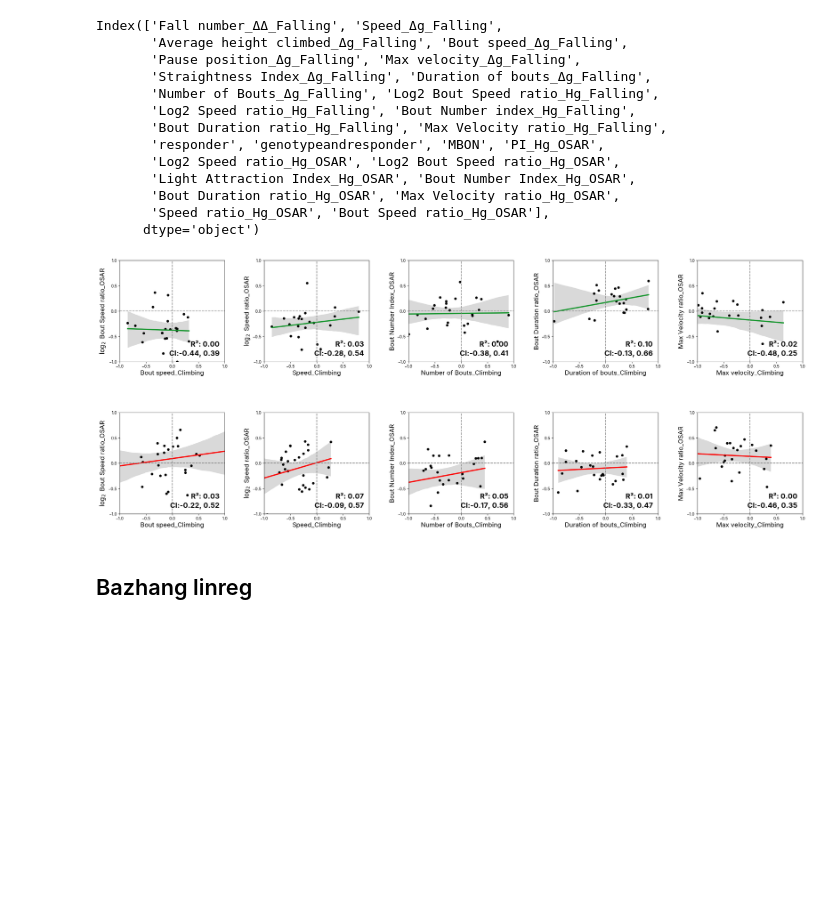
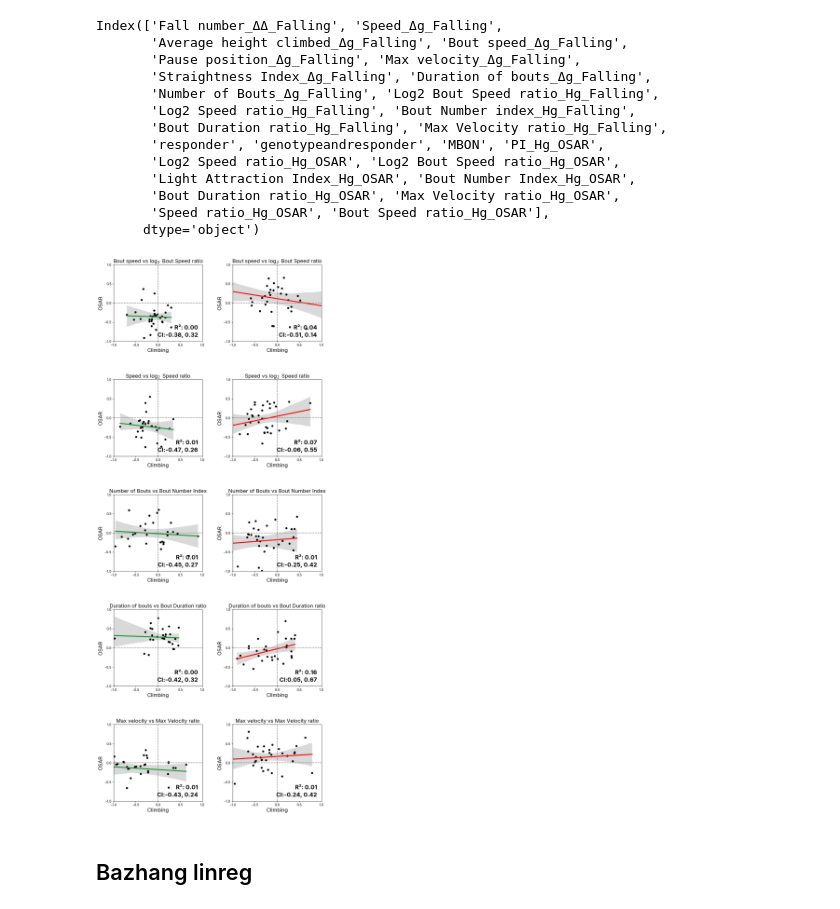
Before and after one commit to lnicole08/OSAR-Nicole-version, a Jupyter notebook: Falling-OSAR Linreg.ipynb, the cells around one changed output. Drawn from its saved outputs; the diff is of its cells as text; code cells hidden in the pictures; blank space fills up the shorter version.

```diff
--- a/Falling-OSAR Linreg.ipynb
+++ b/Falling-OSAR Linreg.ipynb
@@ -46,7 +44,7 @@ officecomp = "C:\\Users\\Star\\"
 labcomp = "C:\\Users\\User\\"
 computer2 = "C:\\Users\\lnico\\"
 homecomp = "D:\\"
-specifiedpath = homecomp
+specifiedpath = labcomp
 filedate = "20260423"
 
 filedirectory_OSAR = "ACC Lab Dropbox\\ACC Lab\\Nicole Lee\\Data Compilation\\osar_compiled\\2025collection\\"
@@ -458,11 +472,16 @@ falling_pairs = [
     ('Max velocity_Δg_Falling', 'Max Velocity ratio_Hg_OSAR'),
 ]
 
-def clean_label(label):
-    for suffix in ['_Δg_Falling']:
-        label = label.replace(suffix, '_Climbing')
-    for suffix in ['_Hg_OSAR']:
-        label = label.replace(suffix, "_OSAR")
+def assay_label(label):
+    if '_Falling' in label:
+        return 'Climbing'
+    if '_OSAR' in label:
+        return 'OSAR'
+    return label
+
+def metric_name(label):
+    for suffix in ['_Δg_Falling', '_Hg_Falling', '_Δg_OSAR', '_Hg_OSAR']:
+        label = label.replace(suffix, '')
     label = label.replace('Log2', r'$\log_2$')
     return label
 
@@ -470,7 +489,18 @@ responders = ["ACR", "Chrimson2"]
 colorlines = {"ACR": "#14962c", "Chrimson2": "#ff0000"}
 respondernames = {"ACR": "GtACR1", "Chrimson2": "CsChrimson"}
 
-fig, axes = plt.subplots(2, 5, figsize=(25, 10))
+orientation = "vertical"  # "horizontal" or "vertical"
+
+n_pairs = len(falling_pairs)
+n_resp = len(responders)
+if orientation == "vertical":
+    nrows, ncols = n_pairs, n_resp
+    figsize = (10, 5 * n_pairs)
+else:
+    nrows, ncols = n_resp, n_pairs
+    figsize = (25, 10)
+
+fig, axes = plt.subplots(nrows, ncols, figsize=figsize)
 
 for col, responder in enumerate(responders):
     colorline = colorlines[responder]
@@ -479,39 +509,39 @@ for col, responder in enumerate(responders):
     df_specificmbon = df_specificmbon[~df_specificmbon['MBON'].isin(['VT999036', 'R76B09', 'R58', 'Th-Gal4'])]
 
     for idx, (x_col, y_col) in enumerate(falling_pairs):
-        ax = axes[col, idx]
+        ax = axes[idx, col] if orientation == "vertical" else axes[col, idx]
         df_plot = df_specificmbon[~((df_specificmbon[x_col].abs() < 0.2) & (df_specificmbon[y_col].abs() < 0.2))].reset_index(drop=True)
 
         sns.regplot(x=x_col, y=y_col, data=df_plot, ci=95, scatter=False, line_kws={"color": "black"}, ax=ax)
         sns.regplot(x=x_col, y=y_col, data=df_plot, ci=0, scatter=False, line_kws={"color": colorline, 'lw': 3}, ax=ax)
         sns.scatterplot(x=x_col, y=y_col, data=df_plot, s=40, color='k', edgecolors='none', ax=ax)
 
-        ax.set_xlabel(clean_label(x_col), fontsize=16)
-        ax.set_ylabel(clean_label(y_col), fontsize=16)
-        #ax.set_title(f"{clean_label(x_col)} \nvs {clean_label(y_col)}", fontsize=16)
+        ax.set_xlabel(assay_label(x_col), fontsize=16)
+        ax.set_ylabel(assay_label(y_col), fontsize=16)
+        ax.set_title(f"{metric_name(x_col)} vs {metric_name(y_col)}", fontsize=16)
         ax.grid(False)
         ax.set_xlim([-1, 1])
         ax.set_ylim([-1, 1])
         ax.set_xticks([-1, -0.5, 0, 0.5, 1])
         ax.set_yticks([-1, -0.5, 0, 0.5, 1])
         ax.axvline(0, c=(.5, .5, .5), ls='--')
         ax.axhline(0, c=(.5, .5, .5), ls='--')
         ax.yaxis.set_tick_params(labelbottom=True)
 
         r_result = scipy.stats.pearsonr(df_plot[x_col], df_plot[y_col])
         ci_low = r_result.confidence_interval(confidence_level=0.95)[0]
         ci_high = r_result.confidence_interval(confidence_level=0.95)[1]
         ax.annotate(f"R²: {round(r_result[0], 2)**2:.2f}\nCI:{round(ci_low, 2)}, {round(ci_high, 2)}",
                     (0.95, 0.06), ha="right", xycoords='axes fraction', linespacing=1.5, weight="bold", fontsize=18)
 
 plt.tight_layout(w_pad=4)
 plt.subplots_adjust(top=0.95, hspace=0.5)
 mpl.rcParams['svg.fonttype'] = 'none'
-plt.savefig("D:\\ACC Lab Dropbox\\ACC Lab\\Nicole Lee\\Data Compilation\\Falling_New\\images\\assayconversion.svg", bbox_inches="tight")
+plt.savefig(specifiedpath + "\\ACC Lab Dropbox\\ACC Lab\\Nicole Lee\\Data Compilation\\Falling_New\\images\\assayconversion.svg", bbox_inches="tight")
 
 plt.show()
 # %% [output]
-[figure, old version]
+[figure, new version]
 # %% [markdown]
 ## Bazhang linreg
 # %%
```
Also changed, not shown: parts of 2 cells of this notebook, 2 other files.
